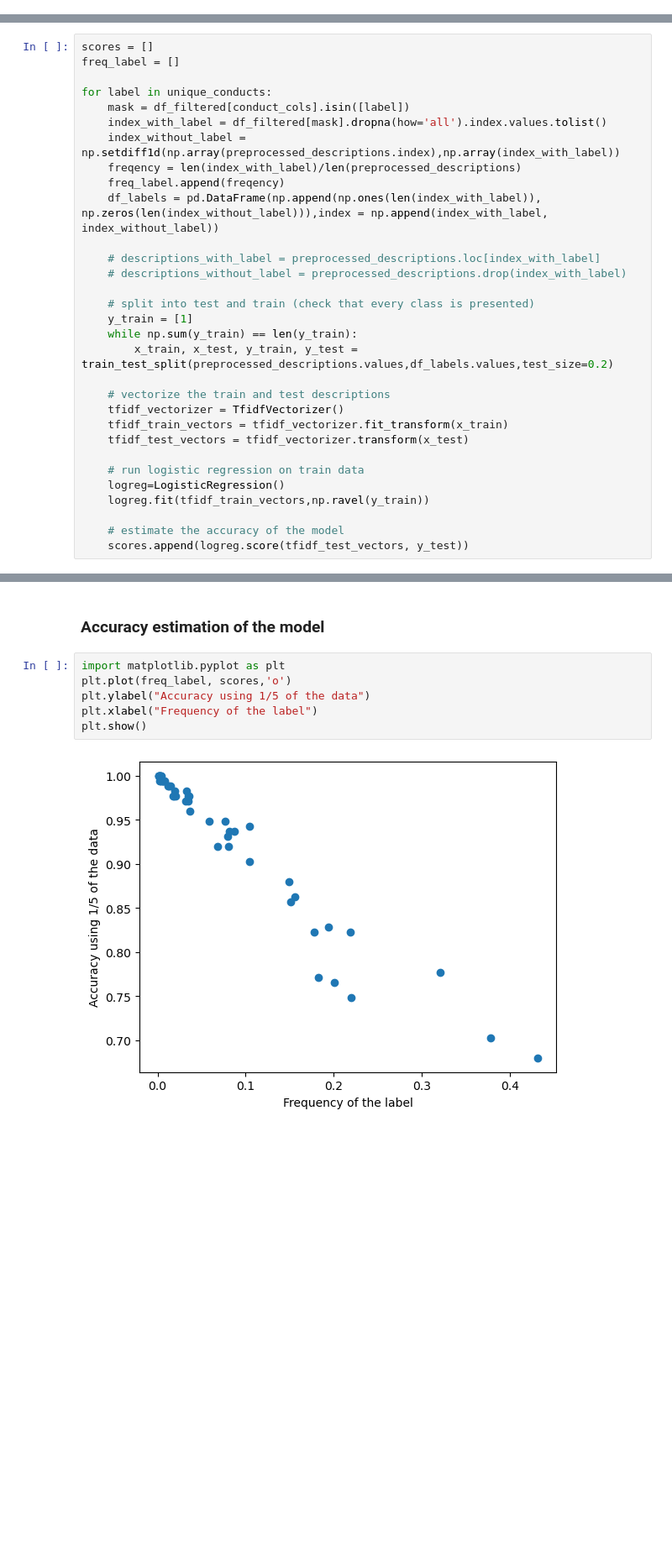
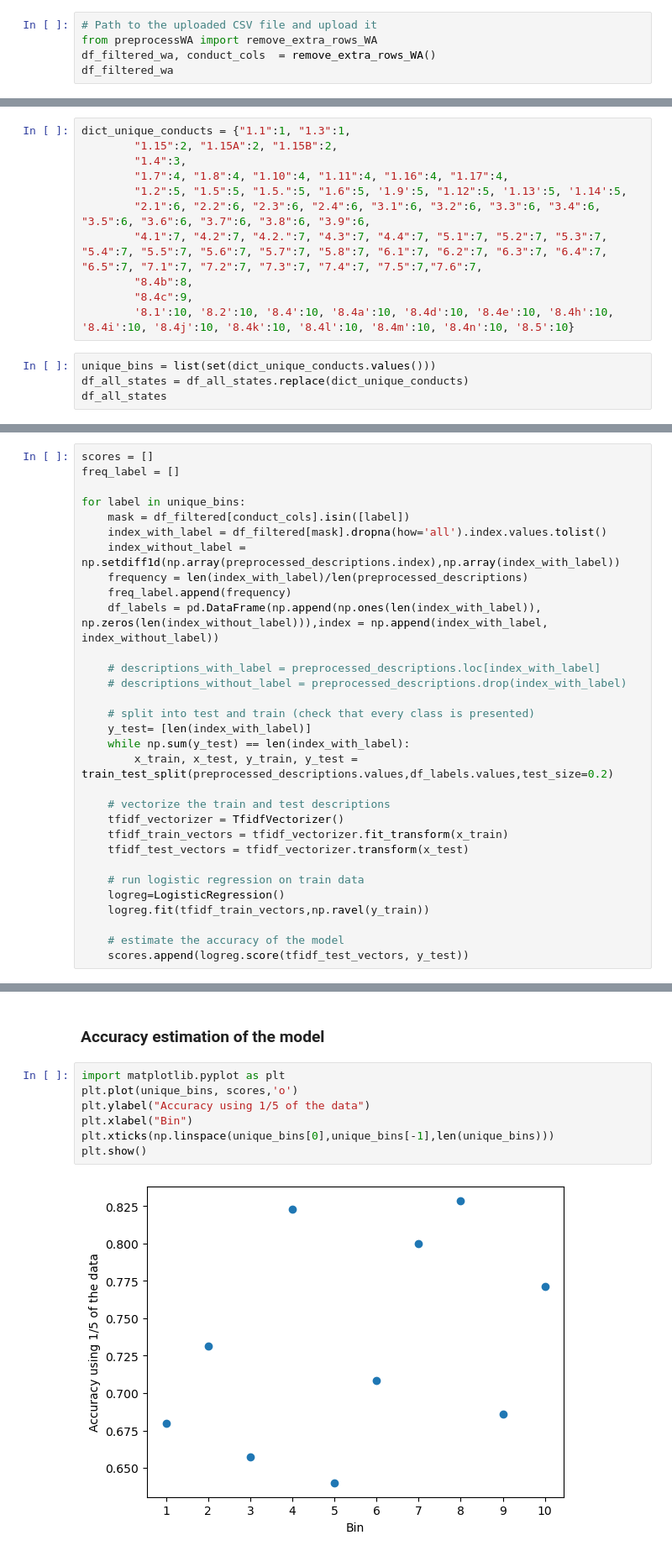
Before and after one commit to majkevh/misconduct-lawyers, a Jupyter notebook: pipeline.ipynb, the cells around one changed output, grey strips where cells are left out. Shown at 84% size. Cells and saved outputs as stored; diff of their text form; blank space fills up the shorter version.

```diff
--- a/pipeline.ipynb
+++ b/pipeline.ipynb
@@ -54,0 +24,5 @@ Percentage of samples kept: 69.48%
+# %%
+# Path to the uploaded CSV file and upload it
+from preprocessWA import remove_extra_rows_WA
+df_filtered_wa, conduct_cols  = remove_extra_rows_WA()
+df_filtered_wa
@@ -76,0 +143,15 @@ print((unique_conducts), len(unique_conducts))
+# %%
+dict_unique_conducts = {"1.1":1, "1.3":1,
+        "1.15":2, "1.15A":2, "1.15B":2,
+        "1.4":3,
+        "1.7":4, "1.8":4, "1.10":4, "1.11":4, "1.16":4, "1.17":4,
+        "1.2":5, "1.5":5, "1.5.":5, "1.6":5, '1.9':5, "1.12":5, '1.13':5, '1.14':5,
+        "2.1":6, "2.2":6, "2.3":6, "2.4":6, "3.1":6, "3.2":6, "3.3":6, "3.4":6, "3.5":6, "3.6":6, "3.7":6, "3.8":6, "3.9":6,
+        "4.1":7, "4.2":7, "4.2.":7, "4.3":7, "4.4":7, "5.1":7, "5.2":7, "5.3":7, "5.4":7, "5.5":7, "5.6":7, "5.7":7, "5.8":7, "6.1":7, "6.2":7, "6.3":7, "6.4":7, "6.5":7, "7.1":7, "7.2":7, "7.3":7, "7.4":7, "7.5":7,"7.6":7,
+        "8.4b":8,
+        "8.4c":9,
+        '8.1':10, '8.2':10, '8.4':10, '8.4a':10, '8.4d':10, '8.4e':10, '8.4h':10, '8.4i':10, '8.4j':10, '8.4k':10, '8.4l':10, '8.4m':10, '8.4n':10, '8.5':10}
+# %%
+unique_bins = list(set(dict_unique_conducts.values()))
+df_all_states = df_all_states.replace(dict_unique_conducts)
+df_all_states
@@ -94,20 +194,20 @@ from sklearn.linear_model import LogisticRegression
 scores = []
 freq_label = []
 
-for label in unique_conducts:
+for label in unique_bins:
     mask = df_filtered[conduct_cols].isin([label])
     index_with_label = df_filtered[mask].dropna(how='all').index.values.tolist()
     index_without_label = np.setdiff1d(np.array(preprocessed_descriptions.index),np.array(index_with_label))
-    freqency = len(index_with_label)/len(preprocessed_descriptions)
-    freq_label.append(freqency)
+    frequency = len(index_with_label)/len(preprocessed_descriptions)
+    freq_label.append(frequency)
     df_labels = pd.DataFrame(np.append(np.ones(len(index_with_label)), np.zeros(len(index_without_label))),index = np.append(index_with_label, index_without_label))
 
     # descriptions_with_label = preprocessed_descriptions.loc[index_with_label]
     # descriptions_without_label = preprocessed_descriptions.drop(index_with_label)
 
     # split into test and train (check that every class is presented)
-    y_train = [1]
-    while np.sum(y_train) == len(y_train):
+    y_test= [len(index_with_label)]
+    while np.sum(y_test) == len(index_with_label):
         x_train, x_test, y_train, y_test = train_test_split(preprocessed_descriptions.values,df_labels.values,test_size=0.2)
 
     # vectorize the train and test descriptions
@@ -125,9 +227,10 @@ for label in unique_conducts:
 ### Accuracy estimation of the model
 # %%
 import matplotlib.pyplot as plt
-plt.plot(freq_label, scores,'o')
+plt.plot(unique_bins, scores,'o')
 plt.ylabel("Accuracy using 1/5 of the data")
-plt.xlabel("Frequency of the label")
+plt.xlabel("Bin")
+plt.xticks(np.linspace(unique_bins[0],unique_bins[-1],len(unique_bins)))
 plt.show()
 # %% [output]
-[figure, old version]
+[figure, new version]
```
Also changed, not shown: parts of 20 cells of this notebook, 2 other files.
